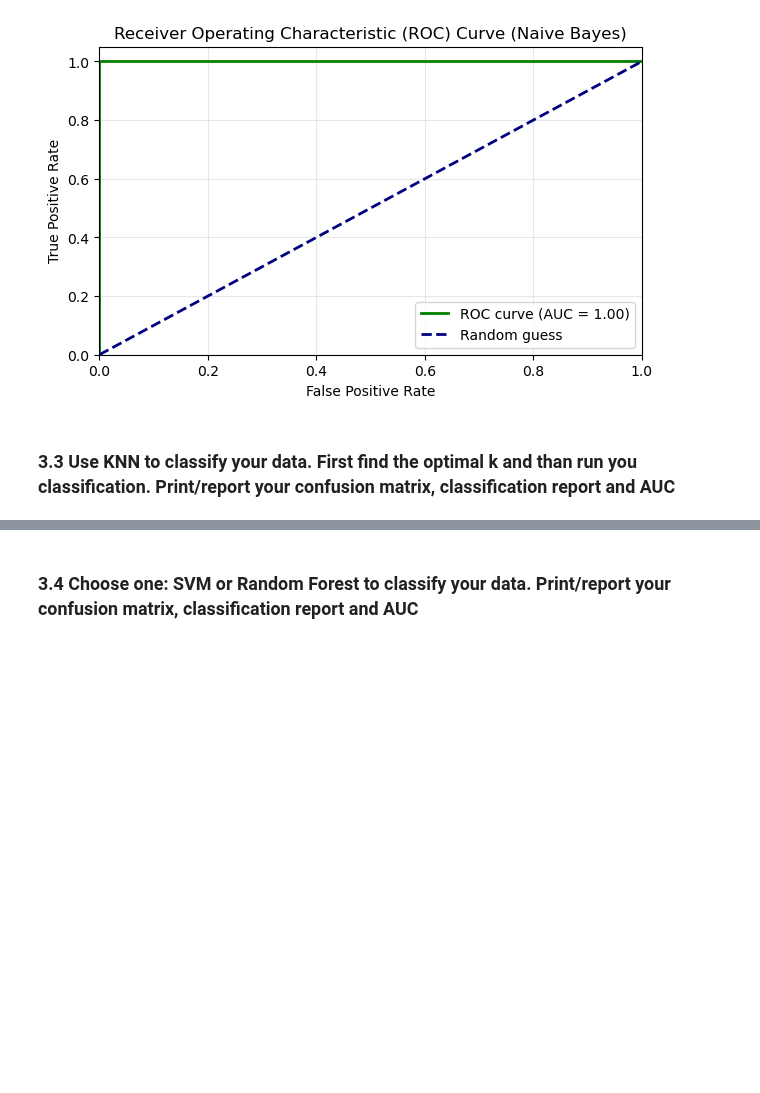
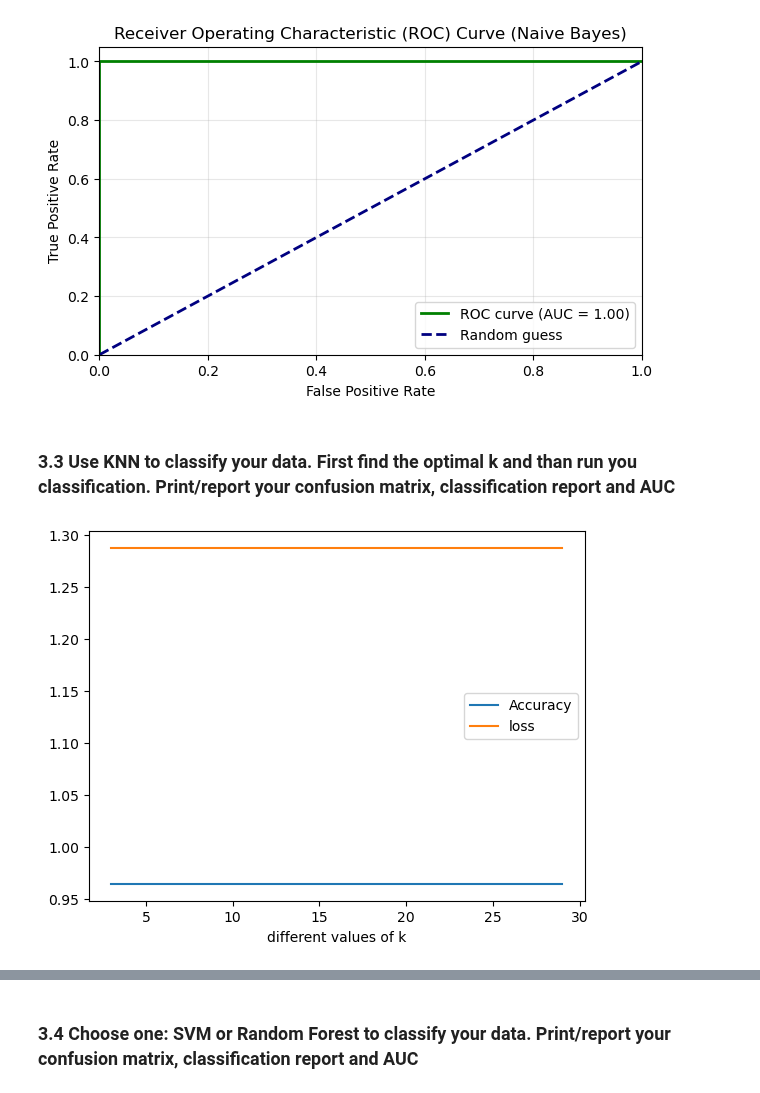
Before and after one commit to buddhathapa12/PrespectiveOnDataScience, a Jupyter notebook: ClassificationAnalysis/E923Q669_CS746_HW5_Classification.ipynb, the cells around one changed output, grey strips where cells are left out. Cells and saved outputs as stored; diff of their text form; code cells hidden in the pictures; blank space fills up the shorter version.

Commit message:
Hyper-parameter tuning for K nearest neighbor alogrithm and finding optimum value of k

```diff
--- a/ClassificationAnalysis/E923Q669_CS746_HW5_Classification.ipynb
+++ b/ClassificationAnalysis/E923Q669_CS746_HW5_Classification.ipynb
@@ -403,3 +403,29 @@ AUC: 1.00
 [figure]
 # %% [markdown]
 ### 3.3 Use KNN to classify your data. First find the optimal k and than run you classification. Print/report your confusion matrix, classification report and AUC
+# %%
+from sklearn.metrics import log_loss
+
+
+summary_report = {
+    "k": [],
+    "accuracy": [],
+    "loss": []
+}
+X_train_temp, X_val, y__train_temp, y_val = train_test_split(X_train, y_train, test_size= 0.2, random_state= 42)
+for i in range(3, 30, 2):
+    knn_temp = KNeighborsClassifier(n_neighbors= i)
+    knn_temp.fit(X_train_temp, y__train_temp)
+    y_pred_temp = knn_temp.predict(X_val)
+    accuracy = accuracy_score(y_true= y_val, y_pred= y_pred_temp)
+    loss = log_loss(y_true= y_val, y_pred= y_pred_temp)
+    summary_report["k"].append(i)
+    summary_report["accuracy"].append(accuracy)
+    summary_report["loss"].append(loss)
+
+sns.lineplot(x= summary_report["k"], y= summary_report["accuracy"], label="Accuracy")
+sns.lineplot(x= summary_report["k"], y= summary_report["loss"], label="loss")
+plt.xlabel("different values of k")
+plt.show()
+# %% [output]
+[figure, added]
```
Also changed, not shown: parts of 3 cells of this notebook.
